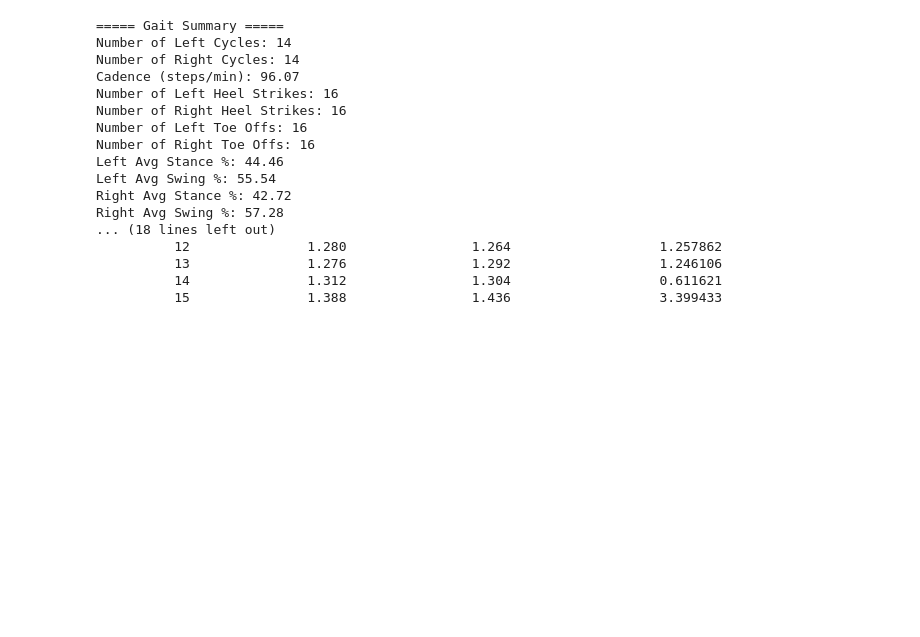
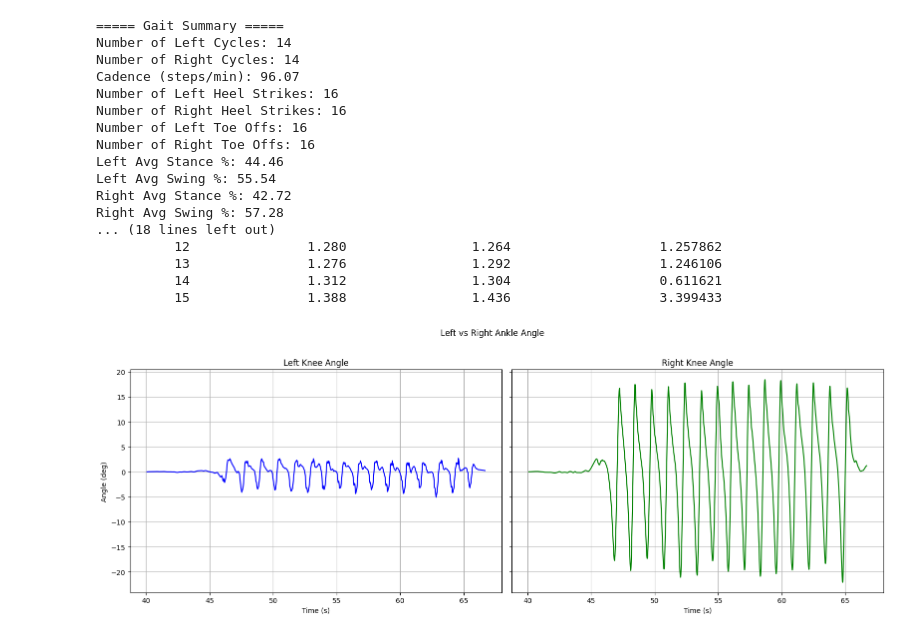
Before and after one commit to manoj1749/gait-research, a Jupyter notebook: gait_events.ipynb, the cells around one changed output. Drawn from its saved outputs; the diff is of its cells as text; code cells hidden in the pictures; blank space fills up the shorter version.

```diff
--- a/gait_events.ipynb
+++ b/gait_events.ipynb
@@ -773,3 +817,26 @@ def classify_gait_pattern(cadence, stride_symmetry_index, stance_variability, st
 #     time=time_array,
 #     heel_strike_indices=left_hs_indices
 # )
+# %%
+import matplotlib.pyplot as plt
+
+fig, axes = plt.subplots(1, 2, figsize=(16, 6), sharex=True, sharey=True)
+
+# Left Knee Angle Plot
+axes[0].plot(time, left_ankle_angle, color='blue')
+axes[0].set_title("Left Knee Angle")
+axes[0].set_xlabel("Time (s)")
+axes[0].set_ylabel("Angle (deg)")
+axes[0].grid(True)
+
+# Right Knee Angle Plot
+axes[1].plot(time, right_ankle_angle, color='green')
+axes[1].set_title("Right Knee Angle")
+axes[1].set_xlabel("Time (s)")
+axes[1].grid(True)
+
+plt.suptitle("Left vs Right Ankle Angle")
+plt.tight_layout(rect=[0, 0, 1, 0.96])
+plt.show()
+# %% [output]
+[figure, added]
```
Also changed, not shown: parts of 3 cells of this notebook, 24 other files.
